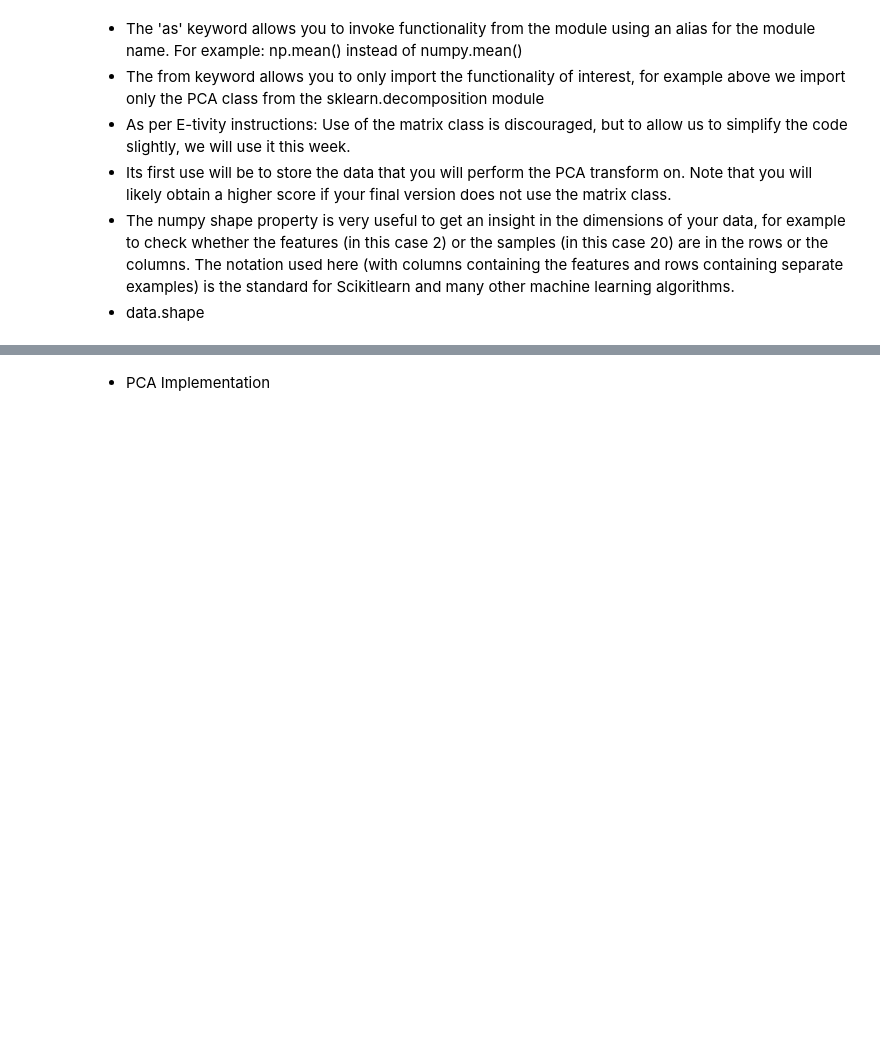
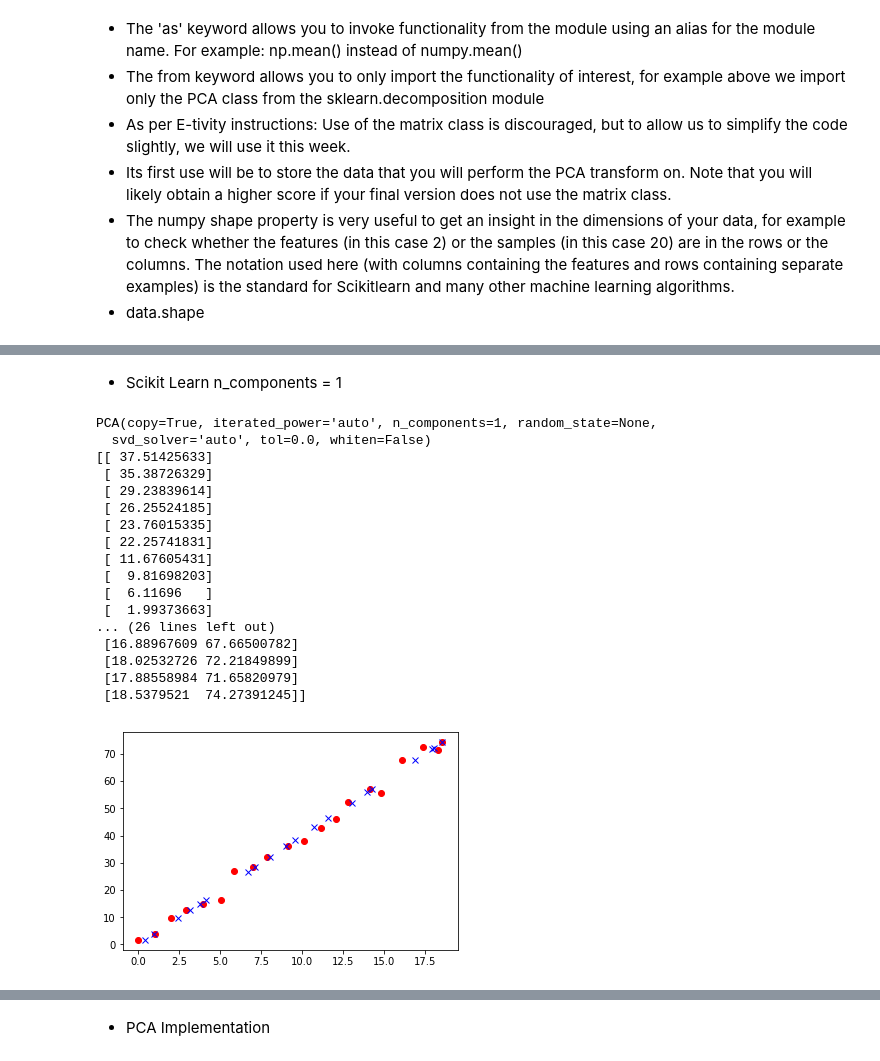
Before and after one commit to vipulpopat/MSCAI_CE4021_Week5, a Jupyter notebook: Etivity5.ipynb, the cells around one changed output, grey strips where cells are left out. Saved outputs shown, nothing was run; the diff lists cells and outputs as text; code cells hidden in the pictures; blank space fills up the shorter version.

```diff
--- a/Etivity5.ipynb
+++ b/Etivity5.ipynb
@@ -95,0 +111,42 @@ Revision Code Source Cormac Lavery
+# %% [markdown]
+- Scikit Learn n_components = 1
+# %%
+from sklearn.decomposition import PCA
+import numpy as np
+import random as rand
+import matplotlib.pyplot as plt
+
+a_x = 0.05
+a_y= 10
+data =  np.matrix([[n*(1+a_x*(rand.random()-0.5)),4*n+ a_y*(rand.random()-0.5)] for n in range(20)])
+
+pca = PCA(n_components=1)
+pca_fit = pca.fit(data)
+print(pca_fit)
+data_pca = pca.transform(data)
+print(data_pca)
+data_reduced = pca.inverse_transform(data_pca)
+print(data_reduced)
+
+plt.plot(data[:,0], data[:,1], 'or')
+plt.plot(data_reduced[:,0], data_reduced[:,1],'xb')
+plt.show()
+# %% [output]
+PCA(copy=True, iterated_power='auto', n_components=1, random_state=None,
+  svd_solver='auto', tol=0.0, whiten=False)
+[[ 37.51425633]
+ [ 35.38726329]
+ [ 29.23839614]
+ [ 26.25524185]
+ [ 23.76015335]
+ [ 22.25741831]
+ [ 11.67605431]
+ [  9.81698203]
+ [  6.11696   ]
+ [  1.99373663]
+... (26 lines left out)
+ [16.88967609 67.66500782]
+ [18.02532726 72.21849899]
+ [17.88558984 71.65820979]
+ [18.5379521  74.27391245]]
+[figure, added]
```
Also changed, not shown: parts of 10 cells of this notebook.
